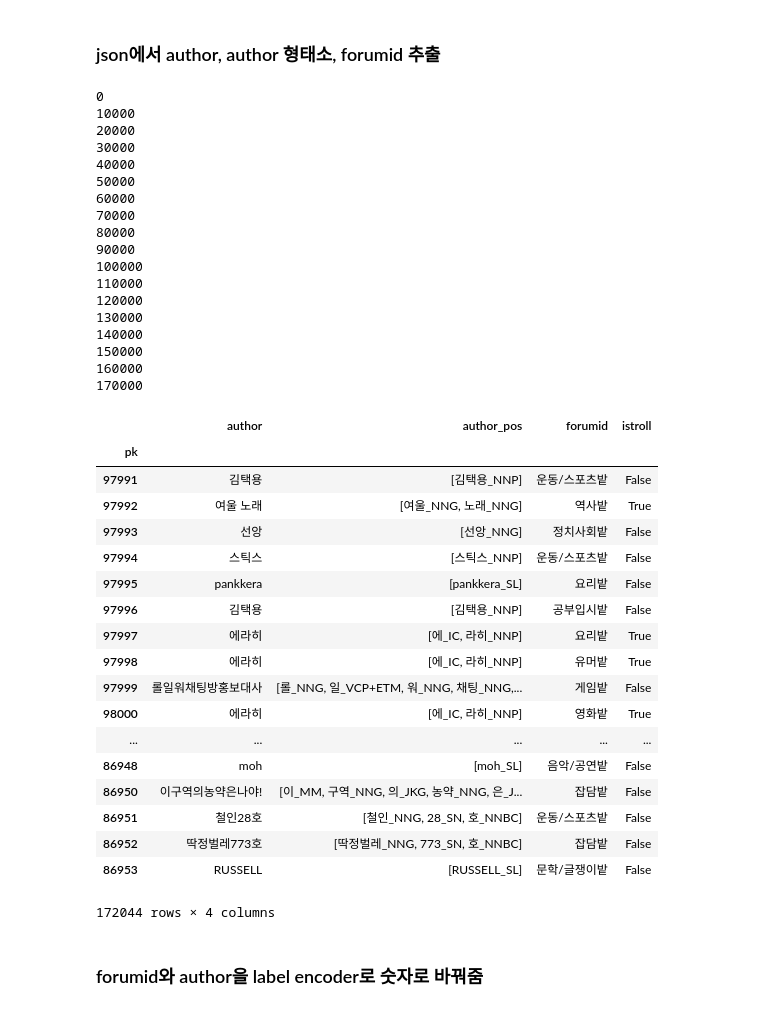
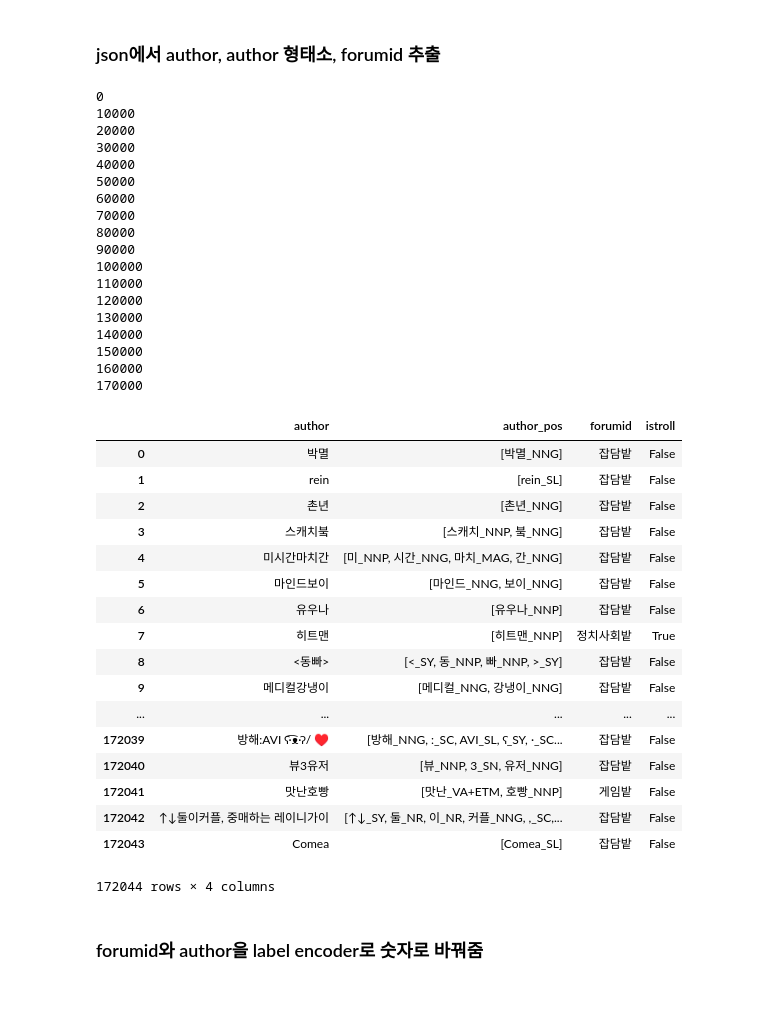
Before and after one commit to MacLunch/MacLunch, a Jupyter notebook: 1.Feature Extraction - Author, Forum.ipynb, the cells around one changed output. Saved outputs shown, nothing was run; the diff lists cells and outputs as text; code cells hidden in the pictures.

```diff
--- a/1.Feature Extraction - Author, Forum.ipynb
+++ b/1.Feature Extraction - Author, Forum.ipynb
@@ -58,53 +57,49 @@ for cnt, article in enumerate(json_train):
 
     labeled_train.append({
             "istroll": article["is_troll"],
             "author": article["author"],
             "author_pos": ["%s_%s" % (word, pos) for word, pos in mecab.pos(article["author"])],
             "forumid": article["forumid"],
-            "pk": article["pk"]
         })
 
 labeled_train = pd.DataFrame.from_dict(labeled_train)
-labeled_train = labeled_train.set_index('pk')
-
 labeled_train
 # %% [output]
 0
 10000
 20000
 30000
 40000
 50000
 60000
 70000
 80000
 90000
 100000
 110000
 120000
 130000
 140000
 150000
 160000
 170000
 |  | author | author_pos | forumid | istroll |
-| pk |  |  |  |  |
-| 97991 | 김택용 | [김택용_NNP] | 운동/스포츠밭 | False |
-| 97992 | 여울 노래 | [여울_NNG, 노래_NNG] | 역사밭 | True |
-| 97993 | 선앙 | [선앙_NNG] | 정치사회밭 | False |
-| 97994 | 스틱스 | [스틱스_NNP] | 운동/스포츠밭 | False |
-| 97995 | pankkera | [pankkera_SL] | 요리밭 | False |
-| 97996 | 김택용 | [김택용_NNP] | 공부입시밭 | False |
-| 97997 | 에라히 | [에_IC, 라히_NNP] | 요리밭 | True |
-| 97998 | 에라히 | [에_IC, 라히_NNP] | 유머밭 | True |
-| 97999 | 롤일워채팅방홍보대사 | [롤_NNG, 일_VCP+ETM, 워_NNG, 채팅_NNG,... | 게임밭 | False |
-| 98000 | 에라히 | [에_IC, 라히_NNP] | 영화밭 | True |
+| 0 | 박멸 | [박멸_NNG] | 잡담밭 | False |
+| 1 | rein | [rein_SL] | 잡담밭 | False |
+| 2 | 촌년 | [촌년_NNG] | 잡담밭 | False |
+| 3 | 스캐치붘 | [스캐치_NNP, 붘_NNG] | 잡담밭 | False |
+| 4 | 미시간마치간 | [미_NNP, 시간_NNG, 마치_MAG, 간_NNG] | 잡담밭 | False |
+| 5 | 마인드보이 | [마인드_NNG, 보이_NNG] | 잡담밭 | False |
+| 6 | 유우나 | [유우나_NNP] | 잡담밭 | False |
+| 7 | 히트맨 | [히트맨_NNP] | 정치사회밭 | True |
+| 8 | <동빠> | [<_SY, 동_NNP, 빠_NNP, >_SY] | 잡담밭 | False |
+| 9 | 메디컬강냉이 | [메디컬_NNG, 강냉이_NNG] | 잡담밭 | False |
 | ... | ... | ... | ... | ... |
-| 86948 | moh | [moh_SL] | 음악/공연밭 | False |
-| 86950 | 이구역의농약은나야! | [이_MM, 구역_NNG, 의_JKG, 농약_NNG, 은_J... | 잡담밭 | False |
-| 86951 | 철인28호 | [철인_NNG, 28_SN, 호_NNBC] | 운동/스포츠밭 | False |
-| 86952 | 딱정벌레773호 | [딱정벌레_NNG, 773_SN, 호_NNBC] | 잡담밭 | False |
-| 86953 | RUSSELL | [RUSSELL_SL] | 문학/글쟁이밭 | False |
+| 172039 | 방해:AVI ʕ·͡ᴥ·ʔ/ ♥ | [방해_NNG, :_SC, AVI_SL, ʕ_SY, ·_SC... | 잡담밭 | False |
+| 172040 | 뷰3유저 | [뷰_NNP, 3_SN, 유저_NNG] | 잡담밭 | False |
+| 172041 | 맛난호빵 | [맛난_VA+ETM, 호빵_NNP] | 게임밭 | False |
+| 172042 | ↑↓둘이커플, 중매하는 레이니가이 | [↑↓_SY, 둘_NR, 이_NR, 커플_NNG, ,_SC,... | 잡담밭 | False |
+| 172043 | Comea | [Comea_SL] | 잡담밭 | False |
 172044 rows × 4 columns
 # %% [markdown]
 ### forumid와 author을 label encoder로 숫자로 바꿔줌
```
Also changed, not shown: parts of 7 cells of this notebook, 5 other files.
